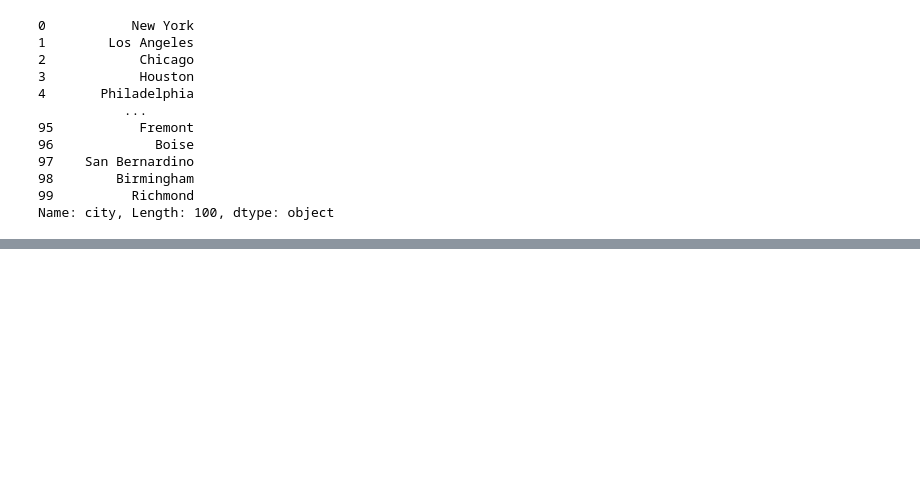
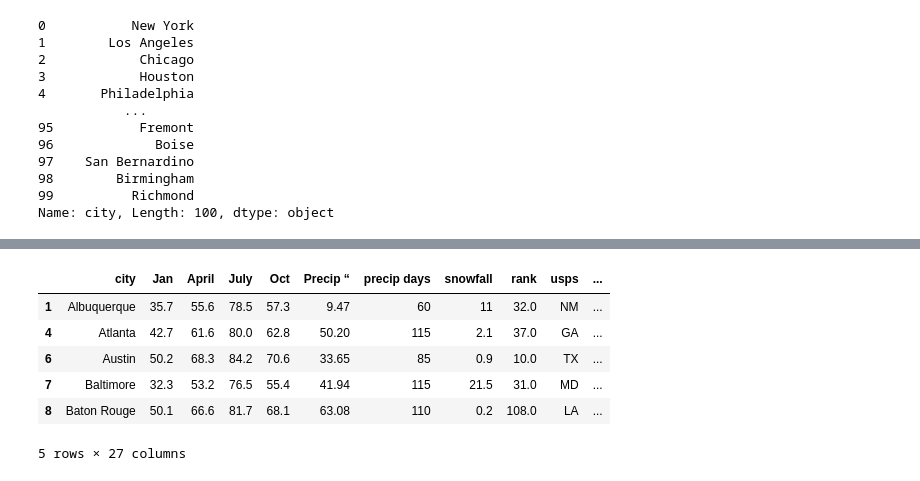
Before and after one commit to AndrewGossage/Homelessness-in-America, a Jupyter notebook: data/weather-population/datacleaning.ipynb, the cells around one changed output, grey strips where cells are left out. Saved outputs shown, nothing was run; the diff lists cells and outputs as text; code cells hidden in the pictures; blank space fills up the shorter version.

```diff
--- a/Data Cleaning/weather-population/Untitled.ipynb
+++ b/data/weather-population/datacleaning.ipynb
@@ -138,0 +139,12 @@ Name: city, Length: 106, dtype: object
+# %%
+df2=df.dropna()
+# %%
+df2.head()
+# %% [output]
+|  | city | Jan | April | July | Oct | Precip “ | precip days | snowfall | rank | usps | ... |
+| 1 | Albuquerque | 35.7 | 55.6 | 78.5 | 57.3 | 9.47 | 60 | 11 | 32.0 | NM | ... |
+| 4 | Atlanta | 42.7 | 61.6 | 80.0 | 62.8 | 50.20 | 115 | 2.1 | 37.0 | GA | ... |
+| 6 | Austin | 50.2 | 68.3 | 84.2 | 70.6 | 33.65 | 85 | 0.9 | 10.0 | TX | ... |
+| 7 | Baltimore | 32.3 | 53.2 | 76.5 | 55.4 | 41.94 | 115 | 21.5 | 31.0 | MD | ... |
+| 8 | Baton Rouge | 50.1 | 66.6 | 81.7 | 68.1 | 63.08 | 110 | 0.2 | 108.0 | LA | ... |
+5 rows × 27 columns
```
Also changed, not shown: parts of 7 cells of this notebook, 47 other files.
